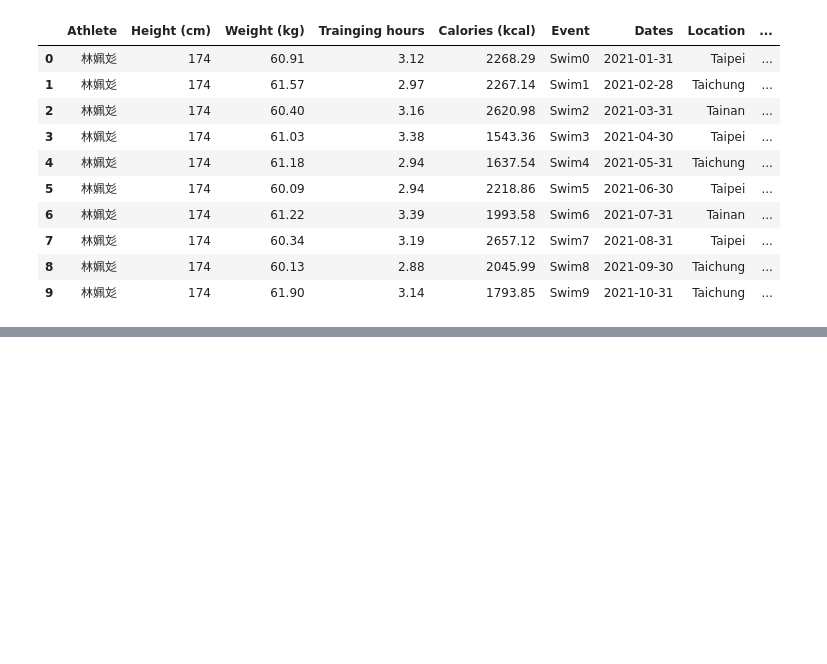
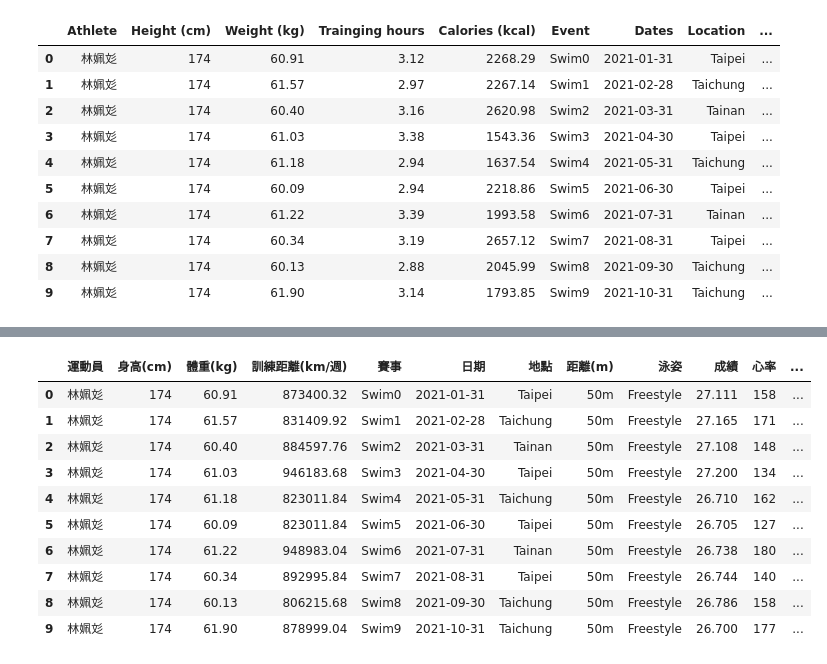
Before and after one commit to momonong/swim-apps-reviews-analysis, a Jupyter notebook: mock_data/mock_data.ipynb, the cells around one changed output, grey strips where cells are left out. Drawn from its saved outputs; the diff is of its cells as text; code cells hidden in the pictures; blank space fills up the shorter version.

Commit message:
Update mock data on power bi

```diff
--- a/mock_data/mock_data.ipynb
+++ b/mock_data/mock_data.ipynb
@@ -100,0 +148,34 @@ data
+# %%
+df.columns = ['運動員', '身高(cm)', '體重(kg)', '訓練距離', '賽事', '日期',
+              '地點', '距離(m)', '泳姿', '成績', '心率', '睡眠問卷分數', '睡眠等級']
+
+# 每周训练天数为3天，每天跑2公里
+hours_to_km_per_week_factor = 3 * 2  # 一周总共跑的公里数
+
+# 转换训练距离：我们假设原始数据中的“訓練距離”列现在表示的是每周训练的天数，现在将其转换为公里数
+df['訓練距離'] = df['訓練距離'] * hours_to_km_per_week_factor
+
+# 更改列名以反映新单位
+df.rename(columns={'訓練距離': '訓練距離(km/週)'}, inplace=True)
+# df.drop(columns=['卡路里'], inplace=True)
+
+# 设置随机种子以确保结果的可复现性
+np.random.seed(42)
+
+# 生成更真实的训练心率，范围在120到180次/分钟
+df['心率'] = np.random.randint(120, 181, size=len(df))
+
+df.to_csv('sample_data3.csv', index=False)
+df
+# %% [output]
+|  | 運動員 | 身高(cm) | 體重(kg) | 訓練距離(km/週) | 賽事 | 日期 | 地點 | 距離(m) | 泳姿 | 成績 | 心率 | ... |
+| 0 | 林姵彣 | 174 | 60.91 | 873400.32 | Swim0 | 2021-01-31 | Taipei | 50m | Freestyle | 27.111 | 158 | ... |
+| 1 | 林姵彣 | 174 | 61.57 | 831409.92 | Swim1 | 2021-02-28 | Taichung | 50m | Freestyle | 27.165 | 171 | ... |
+| 2 | 林姵彣 | 174 | 60.40 | 884597.76 | Swim2 | 2021-03-31 | Tainan | 50m | Freestyle | 27.108 | 148 | ... |
+| 3 | 林姵彣 | 174 | 61.03 | 946183.68 | Swim3 | 2021-04-30 | Taipei | 50m | Freestyle | 27.200 | 134 | ... |
+| 4 | 林姵彣 | 174 | 61.18 | 823011.84 | Swim4 | 2021-05-31 | Taichung | 50m | Freestyle | 26.710 | 162 | ... |
+| 5 | 林姵彣 | 174 | 60.09 | 823011.84 | Swim5 | 2021-06-30 | Taipei | 50m | Freestyle | 26.705 | 127 | ... |
+| 6 | 林姵彣 | 174 | 61.22 | 948983.04 | Swim6 | 2021-07-31 | Tainan | 50m | Freestyle | 26.738 | 180 | ... |
+| 7 | 林姵彣 | 174 | 60.34 | 892995.84 | Swim7 | 2021-08-31 | Taipei | 50m | Freestyle | 26.744 | 140 | ... |
+| 8 | 林姵彣 | 174 | 60.13 | 806215.68 | Swim8 | 2021-09-30 | Taichung | 50m | Freestyle | 26.786 | 158 | ... |
+| 9 | 林姵彣 | 174 | 61.90 | 878999.04 | Swim9 | 2021-10-31 | Taichung | 50m | Freestyle | 26.700 | 177 | ... |
```
Also changed, not shown: parts of 1 cell of this notebook, 1 other file.
